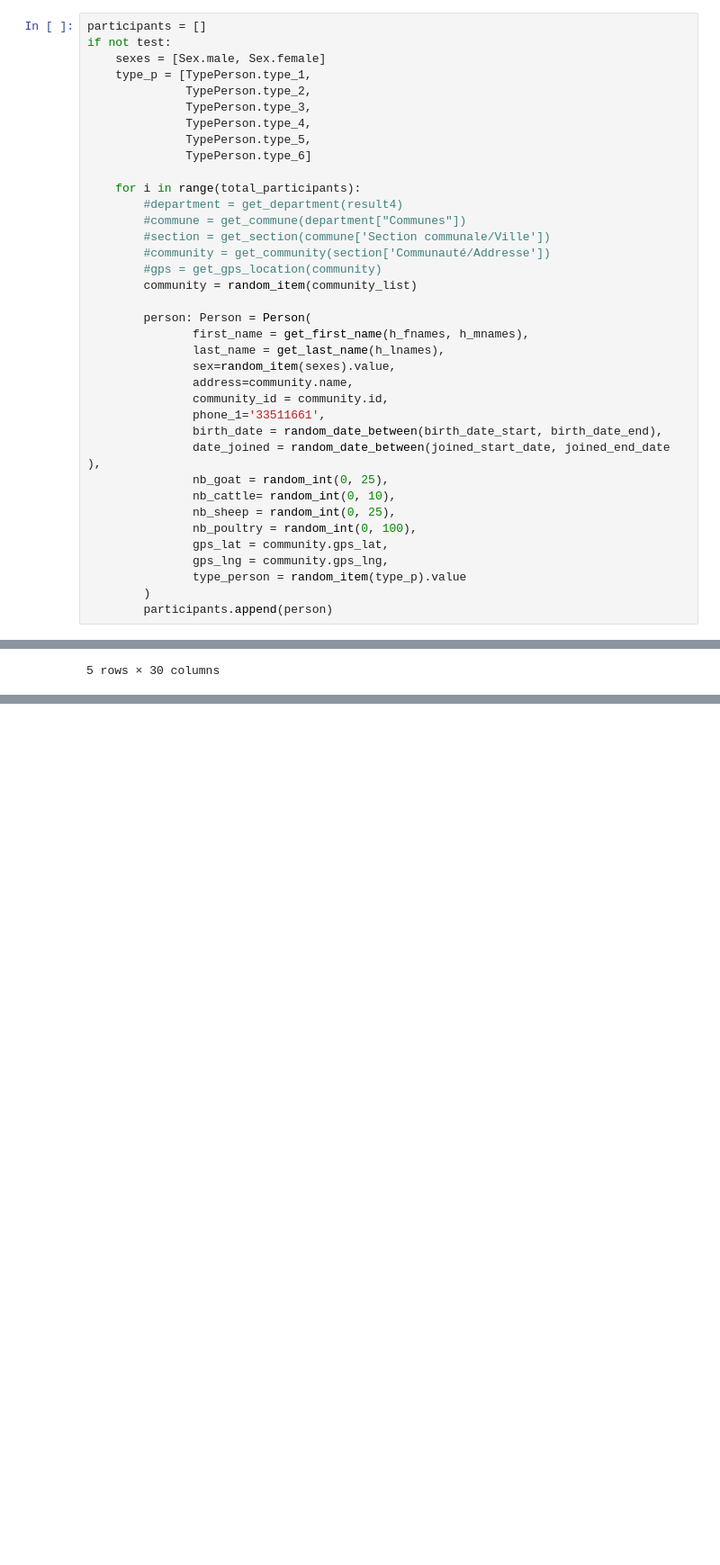
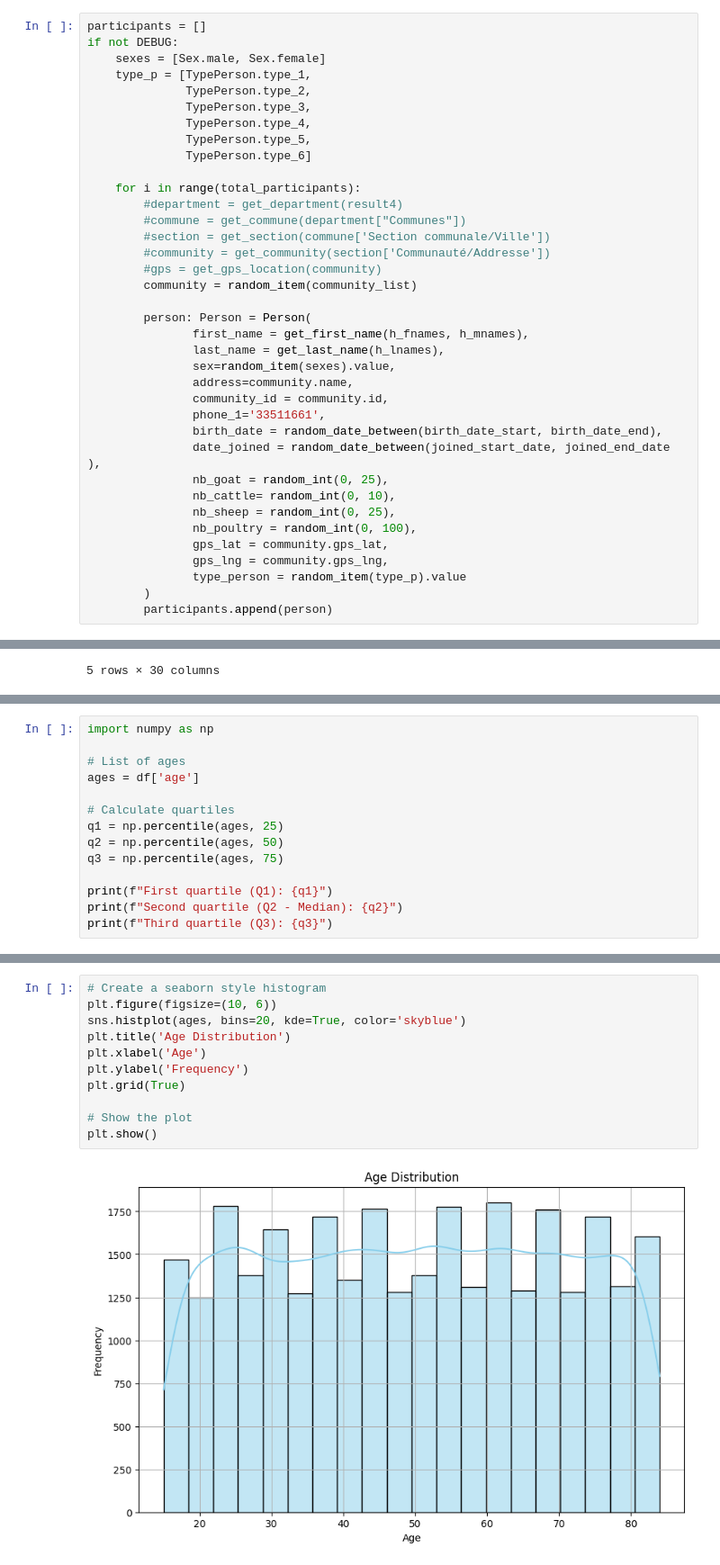
Before and after one commit to wisnercelucus/fake_haitian_farmers, a Jupyter notebook: core/main.ipynb, the cells around one changed output, grey strips where cells are left out. Shown at 90% size. Drawn from its saved outputs; the diff is of its cells as text; blank space fills up the shorter version.

```diff
--- a/core/main.ipynb
+++ b/core/main.ipynb
@@ -175,7 +179,7 @@ joined_end_date = datetime(2027, 12, 31)
 total_participants = 30140
 # %%
 participants = []
-if not test:
+if not DEBUG:
     sexes = [Sex.male, Sex.female]
     type_p = [TypePerson.type_1,
               TypePerson.type_2,
@@ -367,0 +383,14 @@ df.head()
+# %%
+import numpy as np
+
+# List of ages
+ages = df['age']
+
+# Calculate quartiles
+q1 = np.percentile(ages, 25)
+q2 = np.percentile(ages, 50)
+q3 = np.percentile(ages, 75)
+
+print(f"First quartile (Q1): {q1}")
+print(f"Second quartile (Q2 - Median): {q2}")
+print(f"Third quartile (Q3): {q3}")
@@ -367,0 +418,13 @@ df.head()
+# %%
+# Create a seaborn style histogram
+plt.figure(figsize=(10, 6))
+sns.histplot(ages, bins=20, kde=True, color='skyblue')
+plt.title('Age Distribution')
+plt.xlabel('Age')
+plt.ylabel('Frequency')
+plt.grid(True)
+
+# Show the plot
+plt.show()
+# %% [output]
+[figure, added]
```
Also changed, not shown: parts of 17 cells of this notebook, 12 other files.
